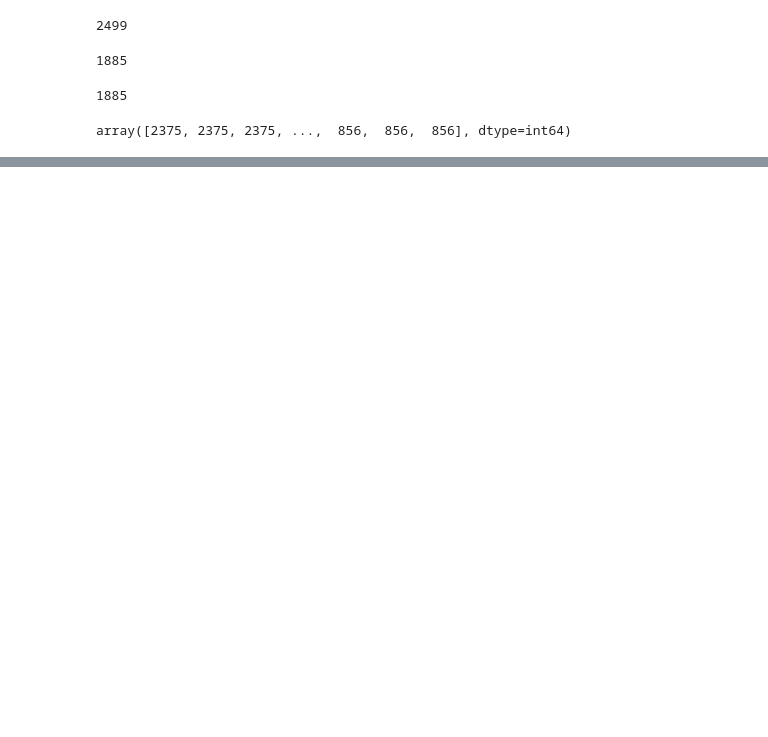
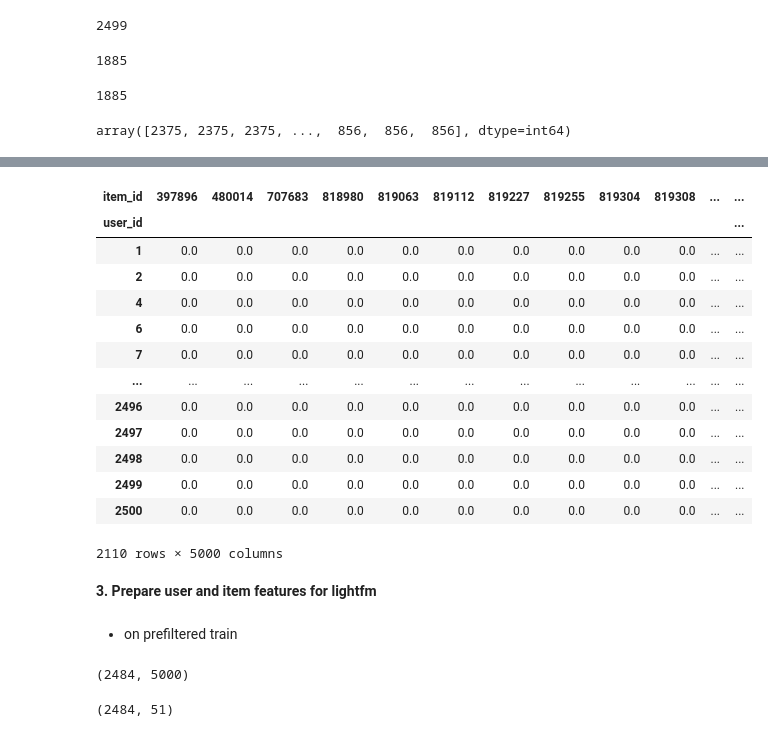
Before and after one commit to aldalinde/ReSys, a Jupyter notebook: final_project/rs_project.ipynb, the cells around one changed output, grey strips where cells are left out. Drawn from its saved outputs; the diff is of its cells as text; code cells hidden in the pictures; blank space fills up the shorter version.

```diff
--- a/final_project/rs_project.ipynb
+++ b/final_project/rs_project.ipynb
@@ -104,3 +115,11 @@ n_items_after = prefiltered_train_lvl_1['item_id'].nunique()
 print('Decreased # items from {} to {}'.format(n_items_before, n_items_after))
 # %% [output]
 Decreased # items from 83685 to 5000
+# %%
+# prefiltering level 1 validation data
+n_items_before = data_val_lvl_1['item_id'].nunique()
+
+prefiltered_lvl_1 = prefilter_items(data_val_lvl_1)
+
+n_items_after = prefiltered_lvl_1['item_id'].nunique()
+print('Decreased # items from {} to {}'.format(n_items_before, n_items_after))
@@ -403,0 +282,39 @@ item_features_lightfm.shape
+# %%
+# als_model on prefiltered lvl1
+als_model_lvl1 = MainRecommender(prefiltered_lvl_1)
+# %%
+user_item_matrix_lvl1 = als_model_lvl1.user_item
+item_factors_lvl1 = als_model_lvl1.item_factors
+user_factors_lvl1 = als_model_lvl1.user_factors
+user_item_matrix_lvl1
+# %% [output]
+| item_id | 397896 | 480014 | 707683 | 818980 | 819063 | 819112 | 819227 | 819255 | 819304 | 819308 | ... | ... |
+| user_id |  |  |  |  |  |  |  |  |  |  |  | ... |
+| 1 | 0.0 | 0.0 | 0.0 | 0.0 | 0.0 | 0.0 | 0.0 | 0.0 | 0.0 | 0.0 | ... | ... |
+| 2 | 0.0 | 0.0 | 0.0 | 0.0 | 0.0 | 0.0 | 0.0 | 0.0 | 0.0 | 0.0 | ... | ... |
+| 4 | 0.0 | 0.0 | 0.0 | 0.0 | 0.0 | 0.0 | 0.0 | 0.0 | 0.0 | 0.0 | ... | ... |
+| 6 | 0.0 | 0.0 | 0.0 | 0.0 | 0.0 | 0.0 | 0.0 | 0.0 | 0.0 | 0.0 | ... | ... |
+| 7 | 0.0 | 0.0 | 0.0 | 0.0 | 0.0 | 0.0 | 0.0 | 0.0 | 0.0 | 0.0 | ... | ... |
+| ... | ... | ... | ... | ... | ... | ... | ... | ... | ... | ... | ... | ... |
+| 2496 | 0.0 | 0.0 | 0.0 | 0.0 | 0.0 | 0.0 | 0.0 | 0.0 | 0.0 | 0.0 | ... | ... |
+| 2497 | 0.0 | 0.0 | 0.0 | 0.0 | 0.0 | 0.0 | 0.0 | 0.0 | 0.0 | 0.0 | ... | ... |
+| 2498 | 0.0 | 0.0 | 0.0 | 0.0 | 0.0 | 0.0 | 0.0 | 0.0 | 0.0 | 0.0 | ... | ... |
+| 2499 | 0.0 | 0.0 | 0.0 | 0.0 | 0.0 | 0.0 | 0.0 | 0.0 | 0.0 | 0.0 | ... | ... |
+| 2500 | 0.0 | 0.0 | 0.0 | 0.0 | 0.0 | 0.0 | 0.0 | 0.0 | 0.0 | 0.0 | ... | ... |
+2110 rows × 5000 columns
+# %% [markdown]
+**3. Prepare user and item features for lightfm**
+# %% [markdown]
+* on prefiltered train
+# %%
+# prepare user_item matrix on train prefilterted
+user_item_lightfm = get_useritem_matrix(user_item_matrix)
+user_item_lightfm.shape
+# %% [output]
+(2484, 5000)
+# %%
+# prepare user_features matrix (adding new features, adding embeddings)
+user_features_lightfm = get_user_matrix(prefiltered_train_lvl_1, user_features)
+user_features_lightfm.shape
+# %% [output]
+(2484, 51)
```
Also changed, not shown: parts of 138 cells of this notebook, 3 other files.
